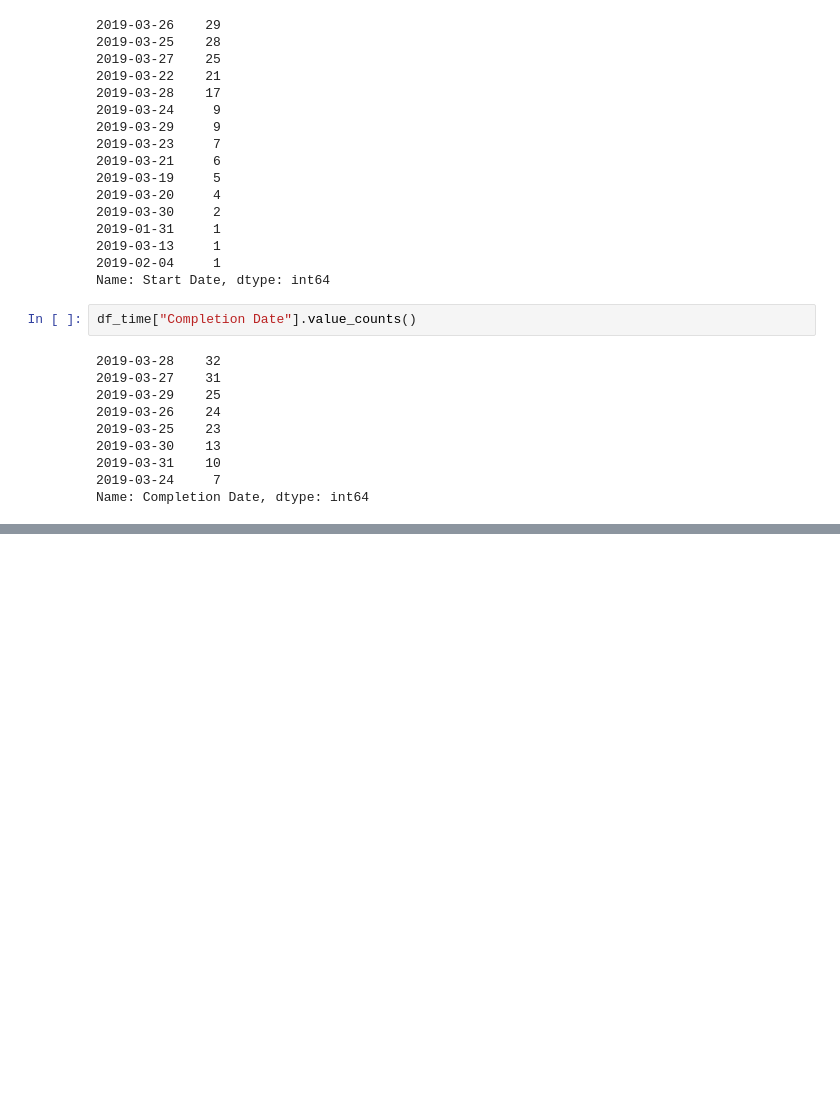
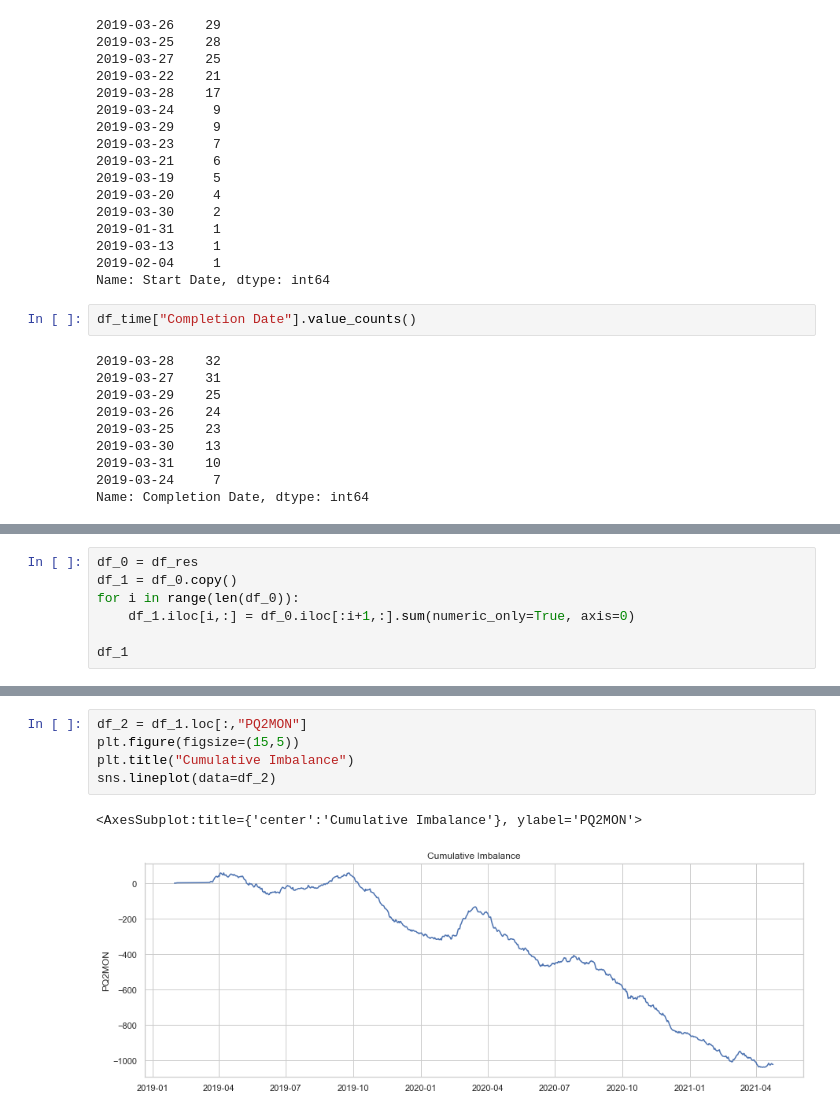
Before and after one commit to tranndt/ml-usra2021-NexusDataChallengeBison, a Jupyter notebook: [05-2021] Nexus Data Challenge/Jason's Notebook.ipynb, the cells around one changed output, grey strips where cells are left out. Drawn from its saved outputs; the diff is of its cells as text; blank space fills up the shorter version.

```diff
--- a/[05-2021] Nexus Data Challenge/Jason's Notebook.ipynb
+++ b/[05-2021] Nexus Data Challenge/Jason's Notebook.ipynb
@@ -287,0 +285,7 @@ Counter({Timedelta('2 days 00:00:00'): 5274,
+# %%
+df_0 = df_res
+df_1 = df_0.copy()
+for i in range(len(df_0)):
+    df_1.iloc[i,:] = df_0.iloc[:i+1,:].sum(numeric_only=True, axis=0)
+
+df_1
@@ -287,0 +306,8 @@ Counter({Timedelta('2 days 00:00:00'): 5274,
+# %%
+df_2 = df_1.loc[:,"PQ2MON"]
+plt.figure(figsize=(15,5))
+plt.title("Cumulative Imbalance")
+sns.lineplot(data=df_2)
+# %% [output]
+<AxesSubplot:title={'center':'Cumulative Imbalance'}, ylabel='PQ2MON'>
+[figure, added]
```
Also changed, not shown: parts of 9 cells of this notebook.
